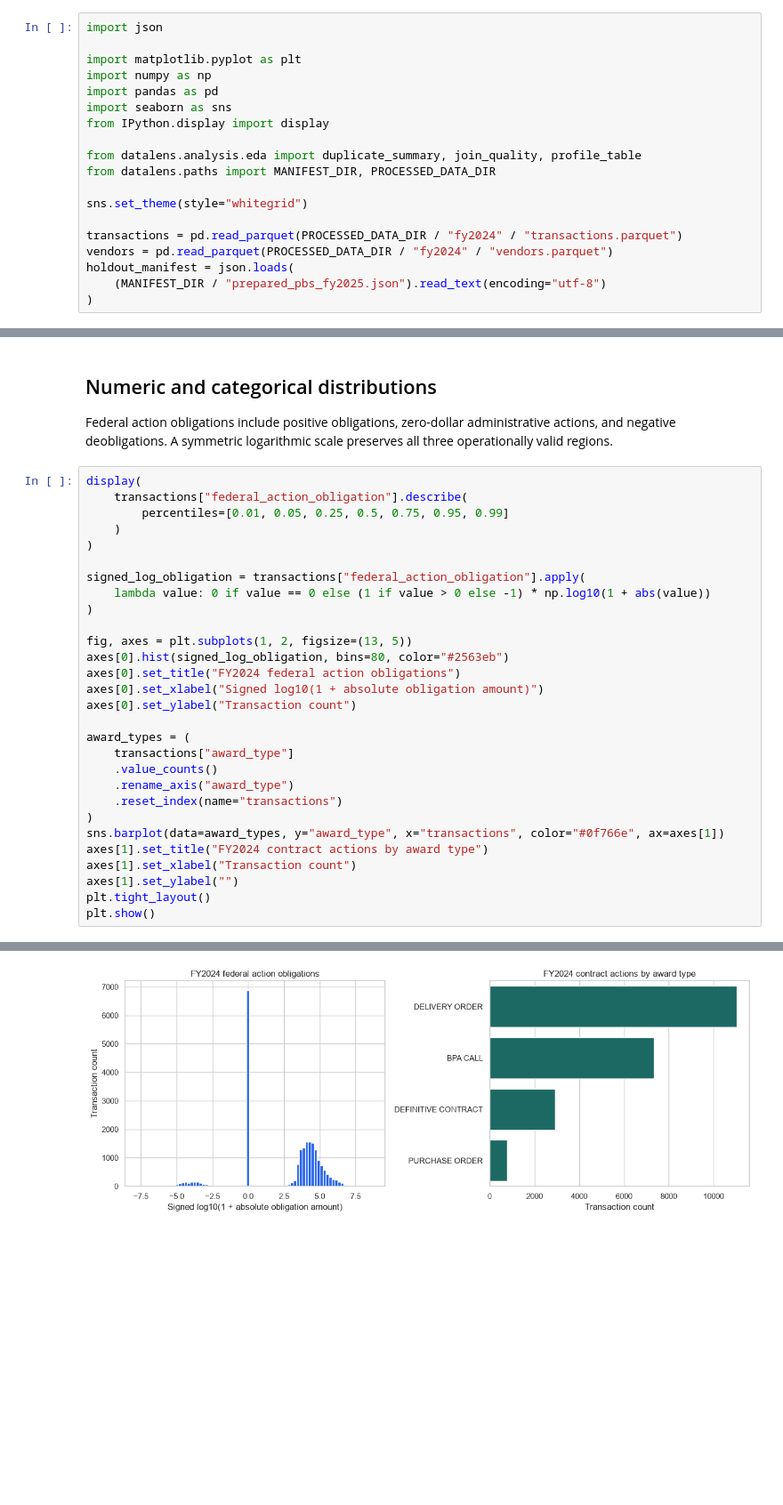
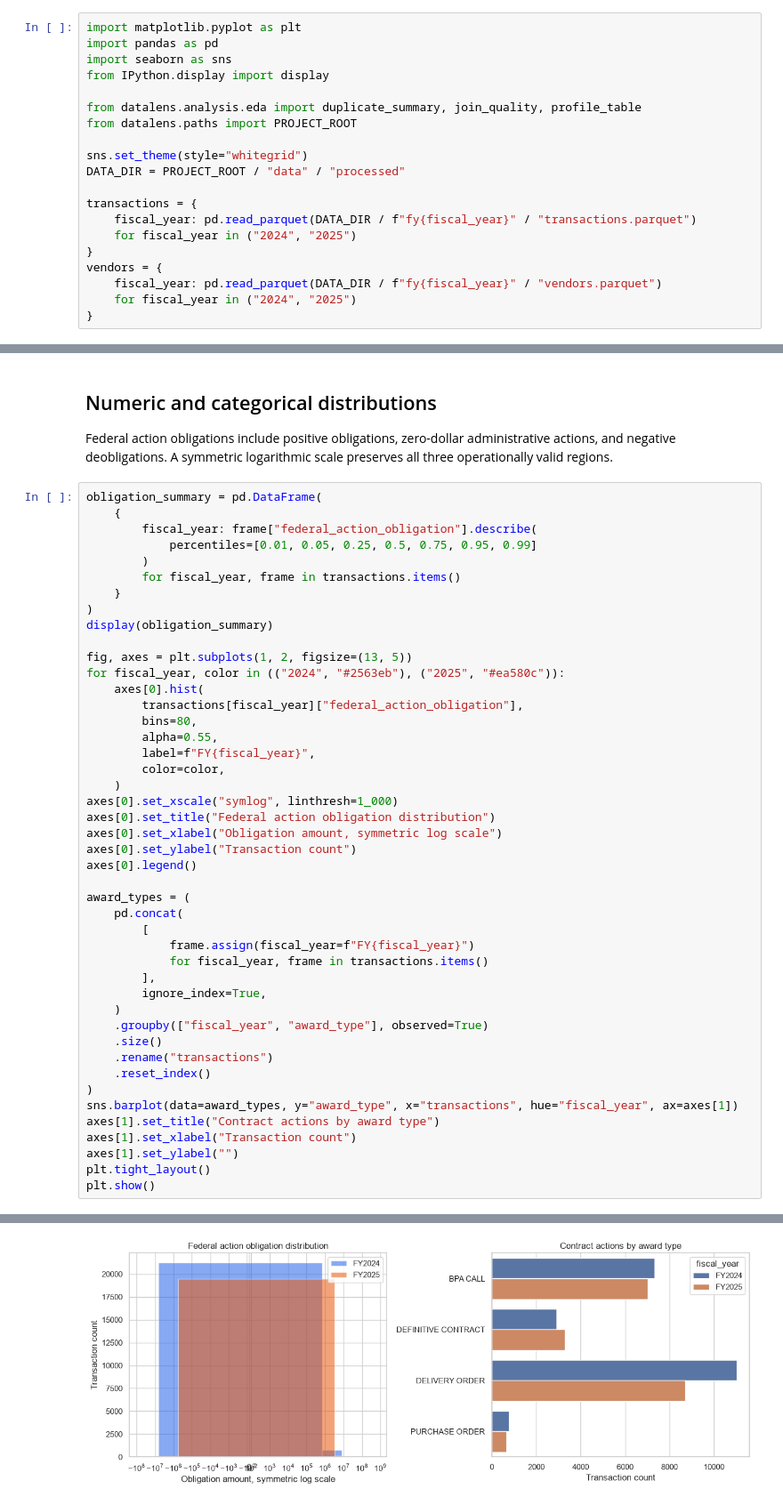
Before and after one commit to ibikigosu/DataLens, a Jupyter notebook: notebooks/01_usaspending_pbs_eda.ipynb, the cells around one changed output, grey strips where cells are left out. Shown at 89% size. Drawn from its saved outputs; the diff is of its cells as text; blank space fills up the shorter version.

```diff
--- a/notebooks/01_usaspending_pbs_eda.ipynb
+++ b/notebooks/01_usaspending_pbs_eda.ipynb
@@ -8,22 +7,23 @@ Naturally unusual records are not labeled as defects without supporting evidence
 # %%
-import json
-
 import matplotlib.pyplot as plt
-import numpy as np
 import pandas as pd
 import seaborn as sns
 from IPython.display import display
 
 from datalens.analysis.eda import duplicate_summary, join_quality, profile_table
-from datalens.paths import MANIFEST_DIR, PROCESSED_DATA_DIR
+from datalens.paths import PROJECT_ROOT
 
 sns.set_theme(style="whitegrid")
+DATA_DIR = PROJECT_ROOT / "data" / "processed"
 
-transactions = pd.read_parquet(PROCESSED_DATA_DIR / "fy2024" / "transactions.parquet")
-vendors = pd.read_parquet(PROCESSED_DATA_DIR / "fy2024" / "vendors.parquet")
-holdout_manifest = json.loads(
-    (MANIFEST_DIR / "prepared_pbs_fy2025.json").read_text(encoding="utf-8")
-)
+transactions = {
+    fiscal_year: pd.read_parquet(DATA_DIR / f"fy{fiscal_year}" / "transactions.parquet")
+    for fiscal_year in ("2024", "2025")
+}
+vendors = {
+    fiscal_year: pd.read_parquet(DATA_DIR / f"fy{fiscal_year}" / "vendors.parquet")
+    for fiscal_year in ("2024", "2025")
+}
 # %% [markdown]
 ## Shape, grain, and relationships
 
@@ -108,30 +122,46 @@ plt.show()
 Federal action obligations include positive obligations, zero-dollar administrative actions, and negative deobligations.
 A symmetric logarithmic scale preserves all three operationally valid regions.
 # %%
-display(
-    transactions["federal_action_obligation"].describe(
-        percentiles=[0.01, 0.05, 0.25, 0.5, 0.75, 0.95, 0.99]
-    )
+obligation_summary = pd.DataFrame(
+    {
+        fiscal_year: frame["federal_action_obligation"].describe(
+            percentiles=[0.01, 0.05, 0.25, 0.5, 0.75, 0.95, 0.99]
+        )
+        for fiscal_year, frame in transactions.items()
+    }
 )
-
-signed_log_obligation = transactions["federal_action_obligation"].apply(
-    lambda value: 0 if value == 0 else (1 if value > 0 else -1) * np.log10(1 + abs(value))
-)
+display(obligation_summary)
 
 fig, axes = plt.subplots(1, 2, figsize=(13, 5))
-axes[0].hist(signed_log_obligation, bins=80, color="#2563eb")
-axes[0].set_title("FY2024 federal action obligations")
-axes[0].set_xlabel("Signed log10(1 + absolute obligation amount)")
+for fiscal_year, color in (("2024", "#2563eb"), ("2025", "#ea580c")):
+    axes[0].hist(
+        transactions[fiscal_year]["federal_action_obligation"],
+        bins=80,
+        alpha=0.55,
+        label=f"FY{fiscal_year}",
+        color=color,
+    )
+axes[0].set_xscale("symlog", linthresh=1_000)
+axes[0].set_title("Federal action obligation distribution")
+axes[0].set_xlabel("Obligation amount, symmetric log scale")
 axes[0].set_ylabel("Transaction count")
+axes[0].legend()
 
 award_types = (
-    transactions["award_type"]
-    .value_counts()
-    .rename_axis("award_type")
-    .reset_index(name="transactions")
+    pd.concat(
+        [
+            frame.assign(fiscal_year=f"FY{fiscal_year}")
+            for fiscal_year, frame in transactions.items()
+        ],
+        ignore_index=True,
+    )
+    .groupby(["fiscal_year", "award_type"], observed=True)
+    .size()
+    .rename("transactions")
+    .reset_index()
 )
-sns.barplot(data=award_types, y="award_type", x="transactions", color="#0f766e", ax=axes[1])
-axes[1].set_title("FY2024 contract actions by award type")
+sns.barplot(data=award_types, y="award_type", x="transactions", hue="fiscal_year", ax=axes[1])
+axes[1].set_title("Contract actions by award type")
 axes[1].set_xlabel("Transaction count")
 axes[1].set_ylabel("")
 plt.tight_layout()
@@ -153,2 +183,2 @@ Name: federal_action_obligation, dtype: Float64
-[figure, old version]
+[figure, new version]
 # %% [markdown]
```
Also changed, not shown: parts of 8 cells of this notebook, 21 other files.
